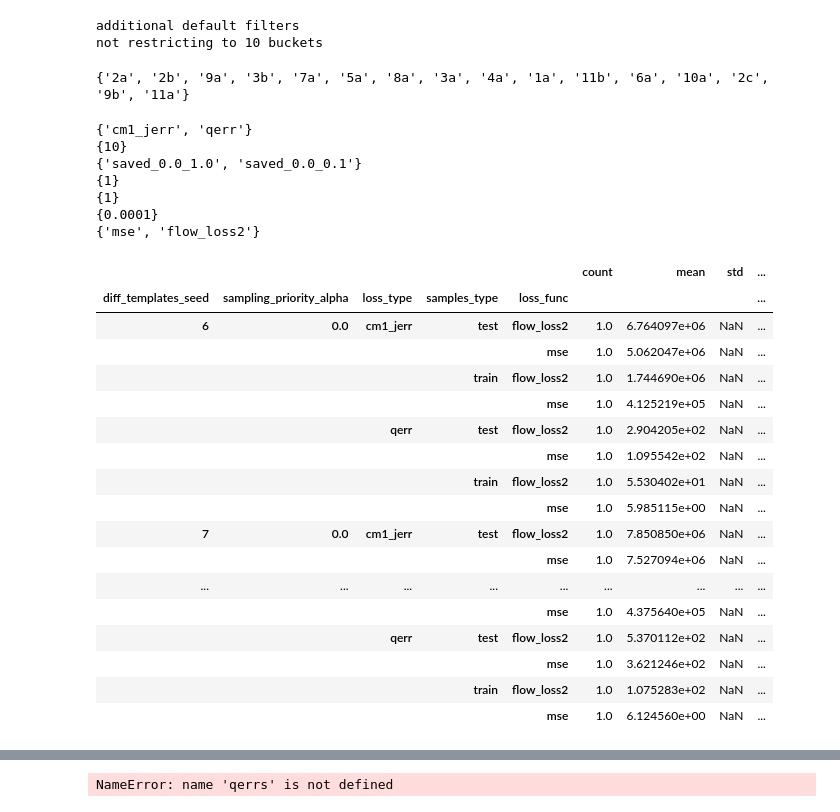
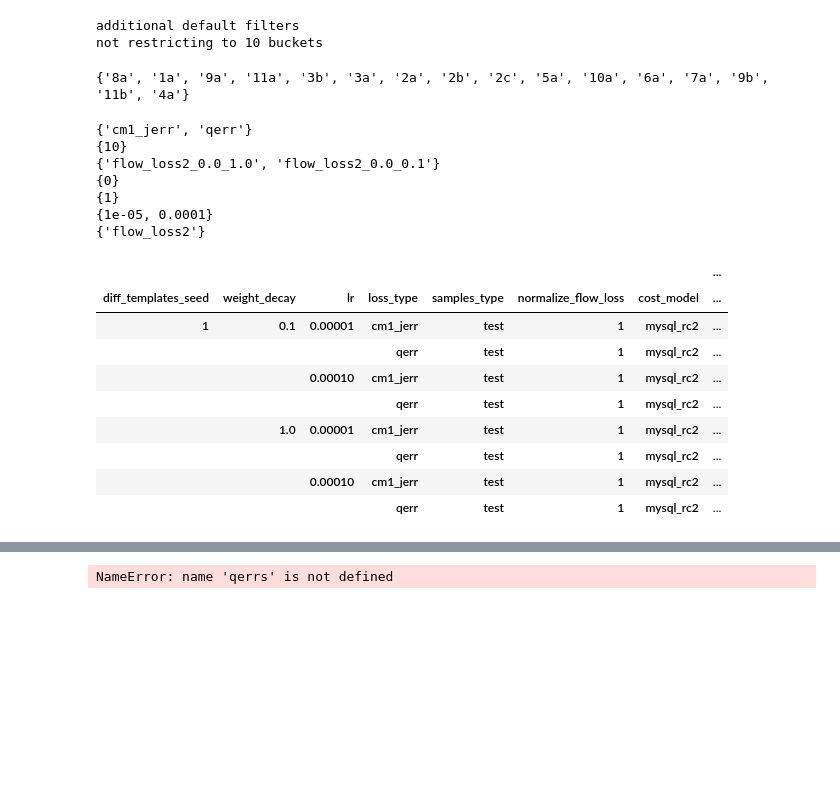
Before and after one commit to parimarjan/learned-cardinalities, a Jupyter notebook: summary_results.ipynb, the cells around one changed output, grey strips where cells are left out. Drawn from its saved outputs; the diff is of its cells as text; code cells hidden in the pictures; blank space fills up the shorter version.

```diff
--- a/summary_results.ipynb
+++ b/summary_results.ipynb
@@ -17,7 +17,17 @@ The autoreload extension is already loaded. To reload it, use:
 # %%
 #RES_DIR = "./all_results/vldb/mysql/myisam/diff2"
 #RES_DIR = "./all_results/vldb/mysql/myisam/diff_mscn_debug2"
-RES_DIR = "/Users/pari/prism-testbed/all_results/mysql_fixed/myisam/diff/"
+
+RES_DIR = "./all_results/mysql/mscn/default/"
+#RES_DIR = "all_results/mysql/fcnn/default/no_norm/"
+#RES_DIR = "all_results/mysql/fcnn/diff/no_norm_rc2/"
+
+#RES_DIR = "all_results/mysql/fcnn/diff/final5_debug_cost01"
+
+#RES_DIR = "all_results/mysql/fcnn/diff/no_norm_rc2_debug"
+
+#RES_DIR = "diff_mse_debug/"
+#RES_DIR = "all_results/mysql/fcnn/diff/final6_all_other_seeds/"
 
 RES_DIRS = []
 RES_DIRS.append(RES_DIR)
@@ -39,4 +49,5 @@ for res_dir in RES_DIRS:
     dfs.append(df)
 df = pd.concat(dfs, ignore_index=True)
 #qerrs = pd.concat(qerr_all, ignore_index=True)
+print(len(df))
 # %% [output]
@@ -103,7 +113,7 @@ all_df = df[df["template"] != "all"]
 df = df[df["template"] == "all"]
 df = df[df["summary_type"] == "mean"]
 #df = df[df["num_tables"] == "all"]
-df = df[df.debug_set == 1]
+#df = df[df.debug_set == 1]
 
 print("additional default filters")
 
@@ -138,7 +148,7 @@ not restricting to 10 buckets
 all_df = all_df[all_df["summary_type"] == "mean"]
 print(set(all_df["template"]))
 # %% [output]
-{'2a', '2b', '9a', '3b', '7a', '5a', '8a', '3a', '4a', '1a', '11b', '6a', '10a', '2c', '9b', '11a'}
+{'8a', '1a', '9a', '11a', '3b', '3a', '2a', '2b', '2c', '5a', '10a', '6a', '7a', '9b', '11b', '4a'}
 # %%
 # all_df.groupby(["template", "loss_func",  "num_hidden_layers",
 #                 "loss_type", "samples_type"]).describe()["loss"]
@@ -153,46 +163,39 @@ print(set(df["loss_func"]))
 # %% [output]
 {'cm1_jerr', 'qerr'}
 {10}
-{'saved_0.0_1.0', 'saved_0.0_0.1'}
+{'flow_loss2_0.0_1.0', 'flow_loss2_0.0_0.1'}
+{0}
 {1}
-{1}
-{0.0001}
-{'mse', 'flow_loss2'}
+{1e-05, 0.0001}
+{'flow_loss2'}
 # %%
 pd.set_option('display.max_rows', 500)
 #cur_df = df[df.samples_type == "test"]
 cur_df = df
 #cur_df = cur_df[cur_df.loss_type == "cm1_jerr"]
 cur_df = cur_df[cur_df.loss_type.isin(["cm1_jerr", "qerr"])]
 
 #cur_df = cur_df[cur_df.loss_func == "flow_loss2"]
 #cur_df = cur_df[cur_df.loss_func == "mse"]
 #cur_df = cur_df[cur_df.samples_type == "test"]
 
-cur_df.groupby(["diff_templates_seed", "sampling_priority_alpha",
-                "loss_type", "samples_type", "loss_func"]).describe()["loss"]
+cur_df = cur_df[cur_df.samples_type == "test"]
+cur_df.groupby(["diff_templates_seed", "weight_decay", "lr",
+                "loss_type", "samples_type", "normalize_flow_loss", "cost_model", "loss_func"]).describe()["loss"]
 
 # cur_df.groupby(["loss_func", "weight_decay", "num_hidden_layers", "hidden_layer_size",
 #                 "max_epochs", "lr",  "loss_type", "samples_type",
 #                 ]).describe()["loss"]
 # %% [output]
-|  |  |  |  |  | count | mean | std | ... |
-| diff_templates_seed | sampling_priority_alpha | loss_type | samples_type | loss_func |  |  |  | ... |
-| 6 | 0.0 | cm1_jerr | test | flow_loss2 | 1.0 | 6.764097e+06 | NaN | ... |
-|  |  |  |  | mse | 1.0 | 5.062047e+06 | NaN | ... |
-|  |  |  | train | flow_loss2 | 1.0 | 1.744690e+06 | NaN | ... |
-|  |  |  |  | mse | 1.0 | 4.125219e+05 | NaN | ... |
-|  |  | qerr | test | flow_loss2 | 1.0 | 2.904205e+02 | NaN | ... |
-|  |  |  |  | mse | 1.0 | 1.095542e+02 | NaN | ... |
-|  |  |  | train | flow_loss2 | 1.0 | 5.530402e+01 | NaN | ... |
-|  |  |  |  | mse | 1.0 | 5.985115e+00 | NaN | ... |
-| 7 | 0.0 | cm1_jerr | test | flow_loss2 | 1.0 | 7.850850e+06 | NaN | ... |
-|  |  |  |  | mse | 1.0 | 7.527094e+06 | NaN | ... |
-| ... | ... | ... | ... | ... | ... | ... | ... | ... |
-|  |  |  |  | mse | 1.0 | 4.375640e+05 | NaN | ... |
-|  |  | qerr | test | flow_loss2 | 1.0 | 5.370112e+02 | NaN | ... |
-|  |  |  |  | mse | 1.0 | 3.621246e+02 | NaN | ... |
-|  |  |  | train | flow_loss2 | 1.0 | 1.075283e+02 | NaN | ... |
-|  |  |  |  | mse | 1.0 | 6.124560e+00 | NaN | ... |
+|  |  |  |  |  |  |  | ... |
+| diff_templates_seed | weight_decay | lr | loss_type | samples_type | normalize_flow_loss | cost_model | ... |
+| 1 | 0.1 | 0.00001 | cm1_jerr | test | 1 | mysql_rc2 | ... |
+|  |  |  | qerr | test | 1 | mysql_rc2 | ... |
+|  |  | 0.00010 | cm1_jerr | test | 1 | mysql_rc2 | ... |
+|  |  |  | qerr | test | 1 | mysql_rc2 | ... |
+|  | 1.0 | 0.00001 | cm1_jerr | test | 1 | mysql_rc2 | ... |
+|  |  |  | qerr | test | 1 | mysql_rc2 | ... |
+|  |  | 0.00010 | cm1_jerr | test | 1 | mysql_rc2 | ... |
+|  |  |  | qerr | test | 1 | mysql_rc2 | ... |
 # %%
 cur_df.groupby([ "sampling_priority_alpha",
```
Also changed, not shown: parts of 6 cells of this notebook, 10 other files.
